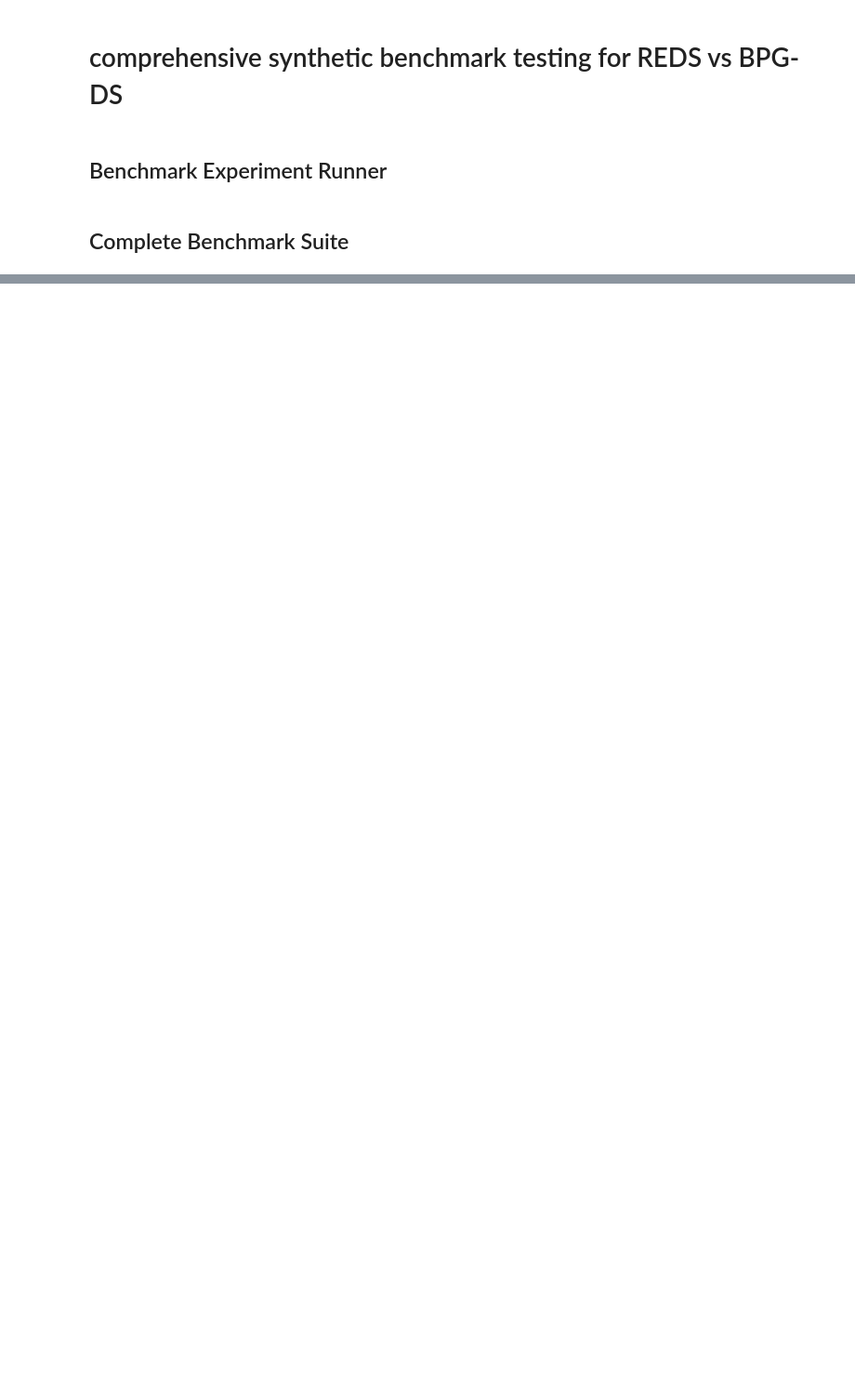
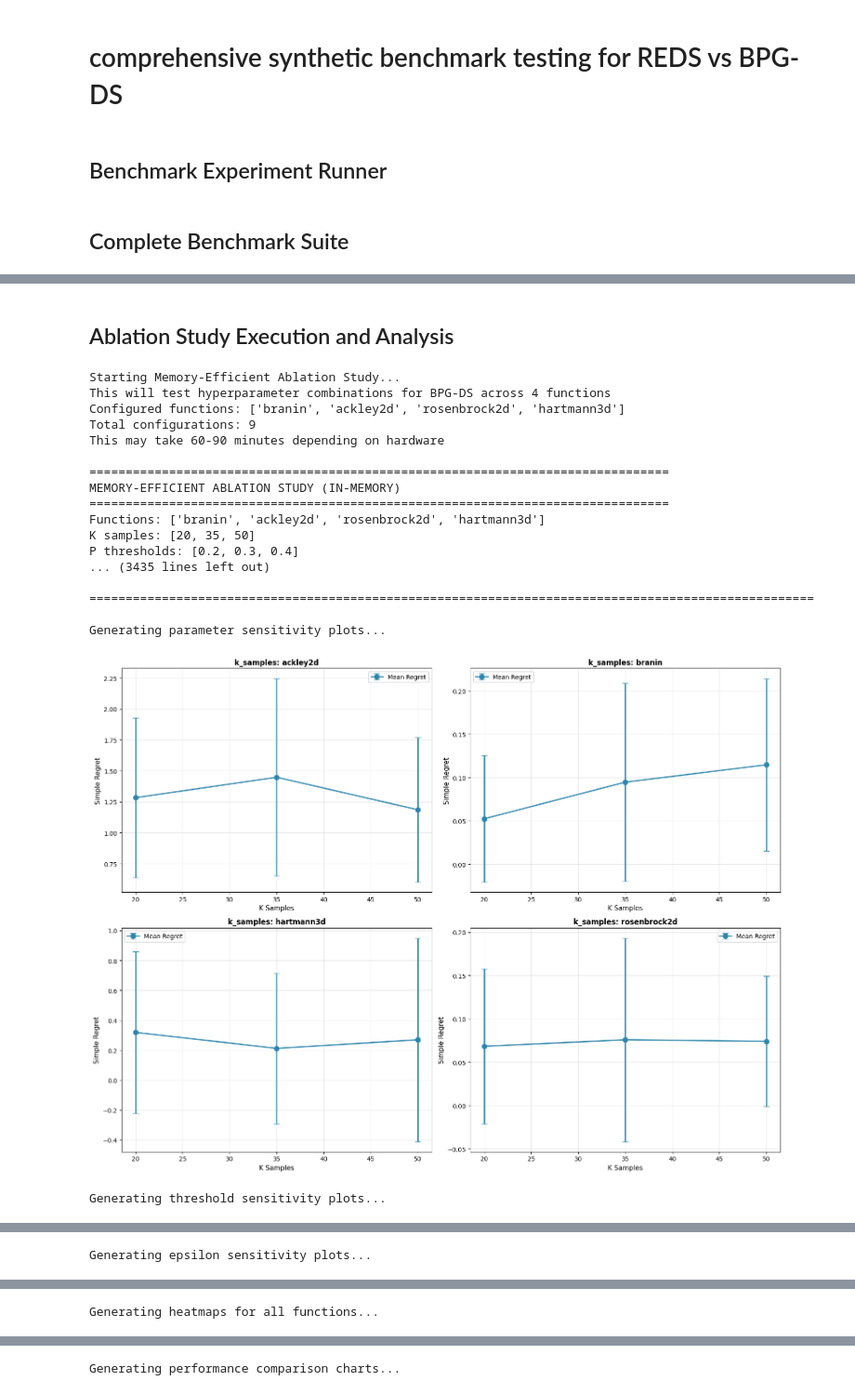
Before and after one commit to ayushsaun24024/Bayesian-Posterior-Guided-Domain-Shrinking, a Jupyter notebook: bml-project.ipynb, the cells around one changed output, grey strips where cells are left out. Shown at 93% size. Saved outputs shown, nothing was run; the diff lists cells and outputs as text; code cells hidden in the pictures; blank space fills up the shorter version.

Commit message:
Added Abilation Study

```diff
--- a/bml-project.ipynb
+++ b/bml-project.ipynb
@@ -537,7 +771,7 @@ def get_benchmark_function(name: str) -> callable:
     function_map = {
         'branin': branin_function,
         'hartmann3d': hartmann_3d_function,
-        'hartmann6d': hartmann_6d_function,
+        # 'hartmann6d': hartmann_6d_function,
         'ackley2d': ackley_function,
         'rosenbrock2d': rosenbrock_function
     }
@@ -1560,0 +2231,62 @@ Estimated time: 30-60 minutes depending on hardware
+# %% [markdown]
+## Ablation Study Execution and Analysis
+# %%
+print("Starting Memory-Efficient Ablation Study...")
+print("This will test hyperparameter combinations for BPG-DS across 4 functions")
+print(f"Configured functions: {CONFIG.ABLATION_FUNCTIONS}")
+print(f"Total configurations: {len(CONFIG.ABLATION_K_SAMPLES) * len(CONFIG.ABLATION_P_THRESHOLD) * len(CONFIG.ABLATION_EPSILON)}")
+print(f"This may take 60-90 minutes depending on hardware\n")
+
+ablation_results = run_full_ablation_study(
+    function_names=CONFIG.ABLATION_FUNCTIONS,
+    n_seeds=CONFIG.ABLATION_N_SEEDS
+)
+
+print(f"\n{'='*80}")
+print(f"ANALYZING RESULTS")
+print(f"{'='*80}\n")
+
+print_ablation_analysis(ablation_results)
+
+print("Generating parameter sensitivity plots...")
+plot_ablation_parameter_multifunction(ablation_results, 'k')
+
+print("Generating threshold sensitivity plots...")
+plot_ablation_parameter_multifunction(ablation_results, 'p')
+
+print("Generating epsilon sensitivity plots...")
+plot_ablation_parameter_multifunction(ablation_results, 'e')
+
+print("\nGenerating heatmaps for all functions...")
+plot_ablation_heatmap_multifunction(ablation_results)
+
+print("\nGenerating performance comparison charts...")
+plot_ablation_performance_comparison(ablation_results)
+
+print("\n" + "="*80)
+print("ABLATION STUDY COMPLETE - ALL VISUALIZATIONS GENERATED")
+print("="*80)
+
+optimal_config = find_optimal_config_across_functions(ablation_results)
+print(f"\nRECOMMENDED GLOBAL CONFIG:")
+print(f"K: {optimal_config['k_samples']}, P: {optimal_config['p_threshold']}, E: {optimal_config['epsilon']}")
+# %% [output]
+Starting Memory-Efficient Ablation Study...
+This will test hyperparameter combinations for BPG-DS across 4 functions
+Configured functions: ['branin', 'ackley2d', 'rosenbrock2d', 'hartmann3d']
+Total configurations: 9
+This may take 60-90 minutes depending on hardware
+
+================================================================================
+MEMORY-EFFICIENT ABLATION STUDY (IN-MEMORY)
+================================================================================
+Functions: ['branin', 'ackley2d', 'rosenbrock2d', 'hartmann3d']
+K samples: [20, 35, 50]
+P thresholds: [0.2, 0.3, 0.4]
+... (3435 lines left out)
+
+====================================================================================================
+
+Generating parameter sensitivity plots...
+[figure, added]
+Generating threshold sensitivity plots...
@@ -1560,0 +2294 @@ Estimated time: 30-60 minutes depending on hardware
+Generating epsilon sensitivity plots...
@@ -1560,0 +2296 @@ Estimated time: 30-60 minutes depending on hardware
+Generating heatmaps for all functions...
@@ -1560,0 +2298 @@ Estimated time: 30-60 minutes depending on hardware
+Generating performance comparison charts...
```
Also changed, not shown: parts of 12 cells of this notebook, 1 other file.
